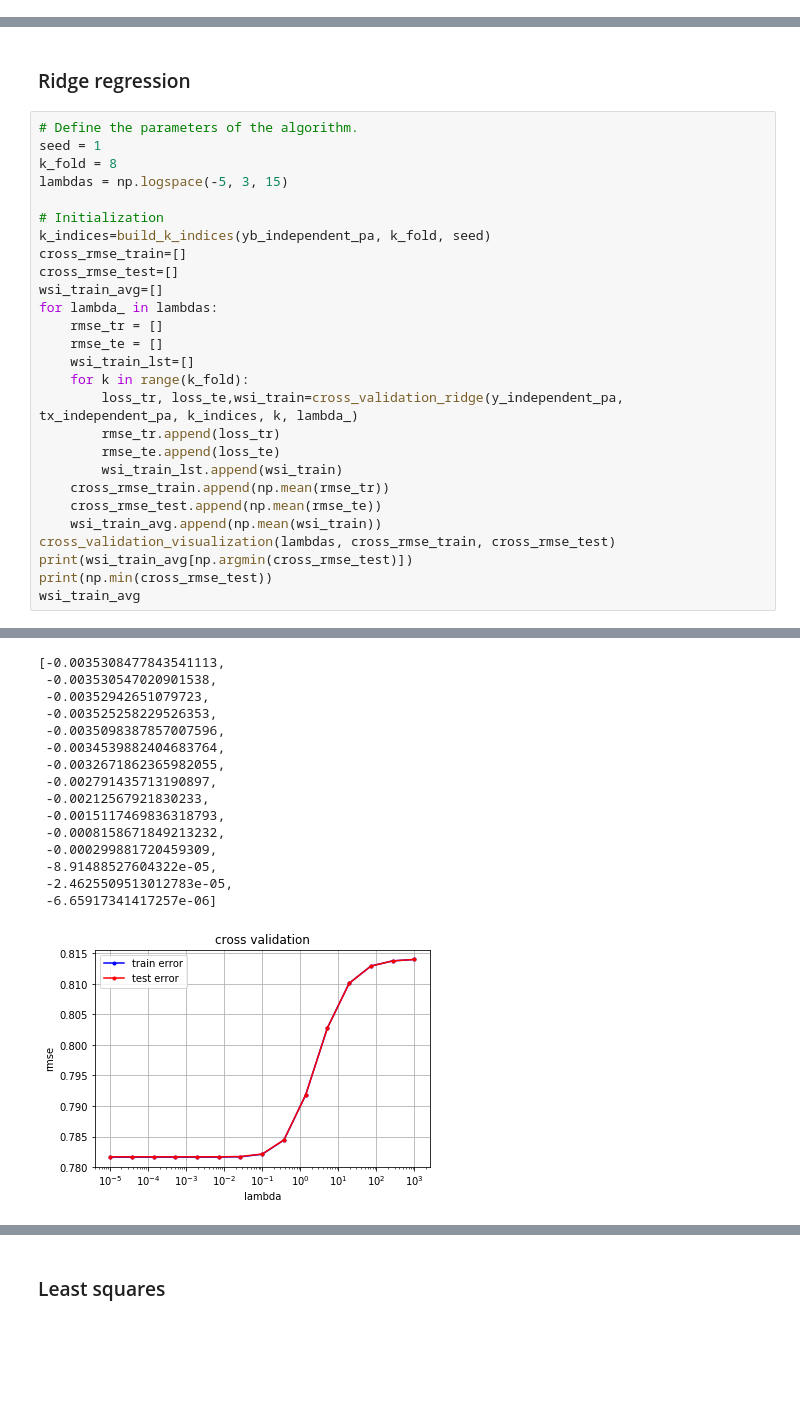
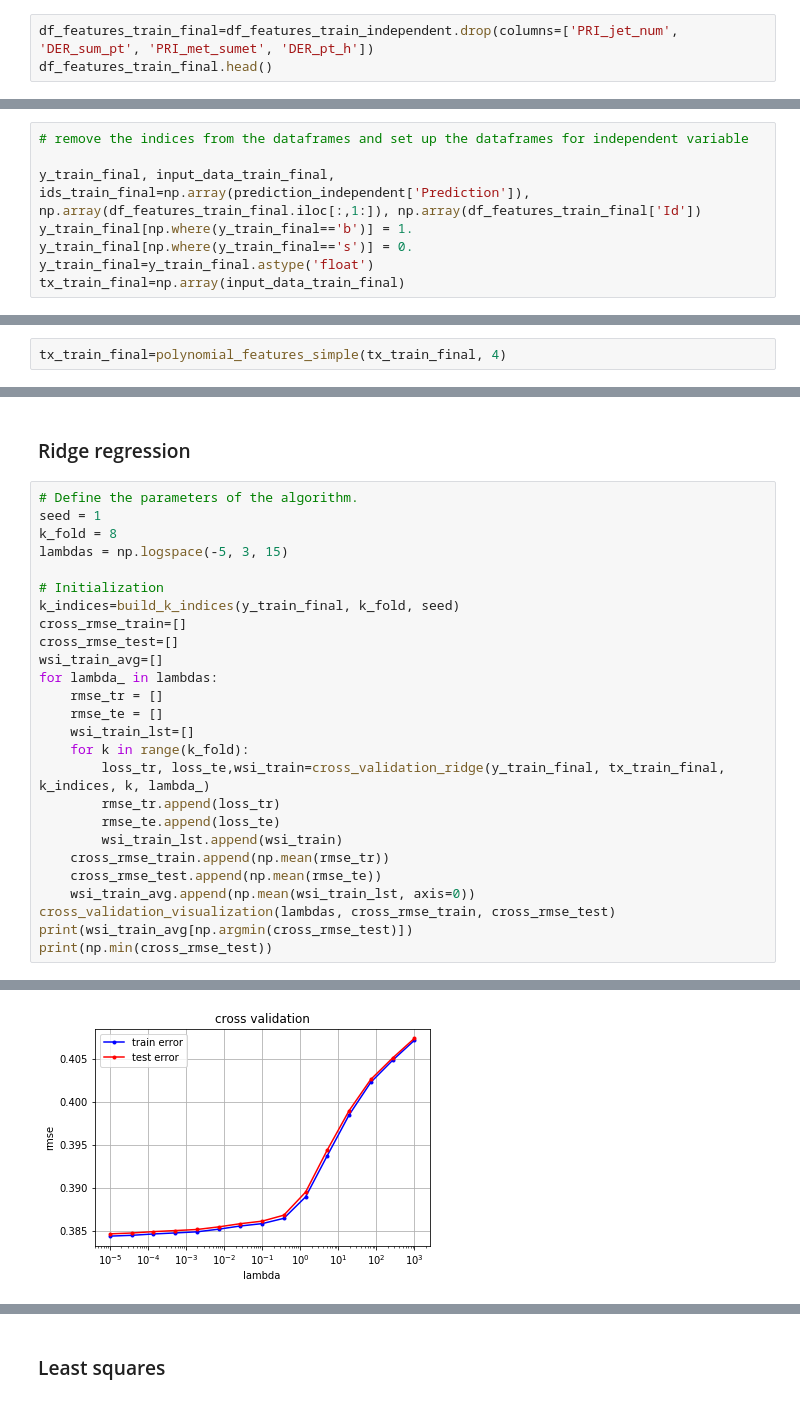
Before and after one commit to gianlucamancini7/machine_learning, a Jupyter notebook: main.ipynb, the cells around one changed output, grey strips where cells are left out. Saved outputs shown, nothing was run; the diff lists cells and outputs as text; blank space fills up the shorter version.

```diff
--- a/main.ipynb
+++ b/main.ipynb
@@ -272,0 +294,3 @@ ICD.display(len(prediction_dependent))
+# %%
+df_features_train_final=df_features_train_independent.drop(columns=['PRI_jet_num', 'DER_sum_pt', 'PRI_met_sumet', 'DER_pt_h'])
+df_features_train_final.head()
@@ -565,6 +594,14 @@ yb_independent_pa_scikit, input_data_independent_pa_scikit, ids_independent_scik
 # %%
 # remove the indices from the dataframes and set up the dataframes for independent variable
 yb_toy, input_data_toy, ids_toy=np.array(df_toy['Prediction']), np.array(df_toy.iloc[:,2:]), np.array(df_toy['Id'])
+# %%
+# remove the indices from the dataframes and set up the dataframes for independent variable
+
+y_train_final, input_data_train_final, ids_train_final=np.array(prediction_independent['Prediction']), np.array(df_features_train_final.iloc[:,1:]), np.array(df_features_train_final['Id'])
+y_train_final[np.where(y_train_final=='b')] = 1.
+y_train_final[np.where(y_train_final=='s')] = 0.
+y_train_final=y_train_final.astype('float')
+tx_train_final=np.array(input_data_train_final)
 # %%
 # transform yb into numerical values
 yb_independent[np.where(yb_independent=='b')] = 1.
@@ -735,6 +772,8 @@ Weigths:  [-1.18117509e-05  3.73037085e-03  2.31474490e-03 -2.53409168e-04
   1.71266020e-03 -1.15079580e+00]
 
  RMSE:  0.4190150462656002
+# %%
+tx_train_final=polynomial_features_simple(tx_train_final, 4)
 # %% [markdown]
 ### Least square polynomial expansion
 # %%
@@ -787,7 +826,7 @@ k_fold = 8
 lambdas = np.logspace(-5, 3, 15)
 
 # Initialization
-k_indices=build_k_indices(yb_independent_pa, k_fold, seed)
+k_indices=build_k_indices(y_train_final, k_fold, seed)
 cross_rmse_train=[]
 cross_rmse_test=[]
 wsi_train_avg=[]
@@ -796,15 +835,14 @@ for lambda_ in lambdas:
     rmse_te = []
     wsi_train_lst=[]
     for k in range(k_fold):
-        loss_tr, loss_te,wsi_train=cross_validation_ridge(y_independent_pa, tx_independent_pa, k_indices, k, lambda_)
+        loss_tr, loss_te,wsi_train=cross_validation_ridge(y_train_final, tx_train_final, k_indices, k, lambda_)
         rmse_tr.append(loss_tr)
         rmse_te.append(loss_te)
         wsi_train_lst.append(wsi_train)
     cross_rmse_train.append(np.mean(rmse_tr))
     cross_rmse_test.append(np.mean(rmse_te))
-    wsi_train_avg.append(np.mean(wsi_train))
+    wsi_train_avg.append(np.mean(wsi_train_lst, axis=0))
 cross_validation_visualization(lambdas, cross_rmse_train, cross_rmse_test)
 print(wsi_train_avg[np.argmin(cross_rmse_test)])
 print(np.min(cross_rmse_test))
-wsi_train_avg
 # %% [output]
@@ -813,18 +867,3 @@ wsi_train_avg
-[-0.0035308477843541113,
- -0.003530547020901538,
- -0.00352942651079723,
- -0.003525258229526353,
- -0.0035098387857007596,
- -0.0034539882404683764,
- -0.0032671862365982055,
- -0.002791435713190897,
- -0.00212567921830233,
- -0.0015117469836318793,
- -0.0008158671849213232,
- -0.000299881720459309,
- -8.91488527604322e-05,
- -2.4625509513012783e-05,
- -6.65917341417257e-06]
-[figure, old version]
+[figure, new version]
 # %%
 # select the lambda that perform better and use it to do the regression
```
Also changed, not shown: parts of 23 cells of this notebook, 2 other files.
